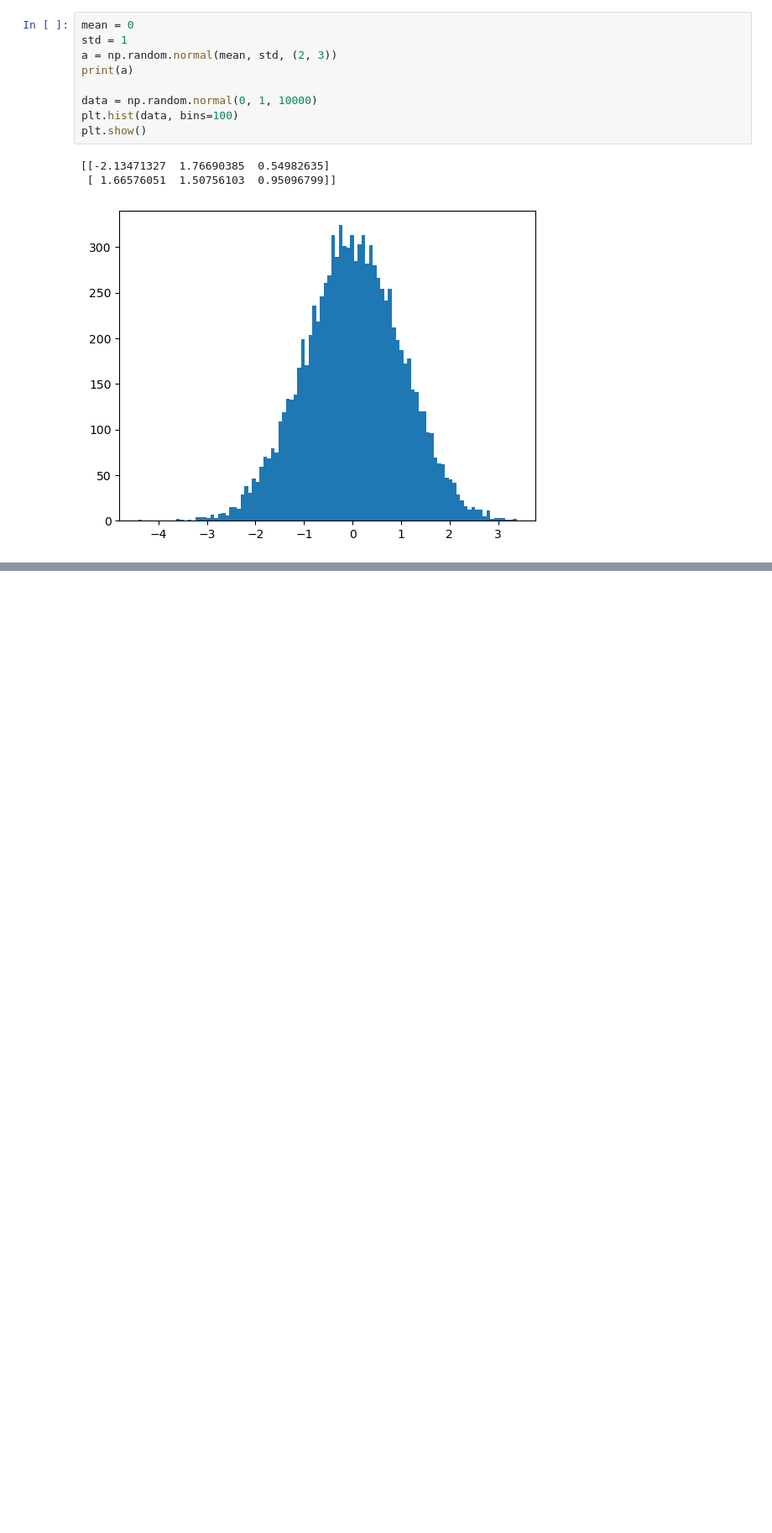
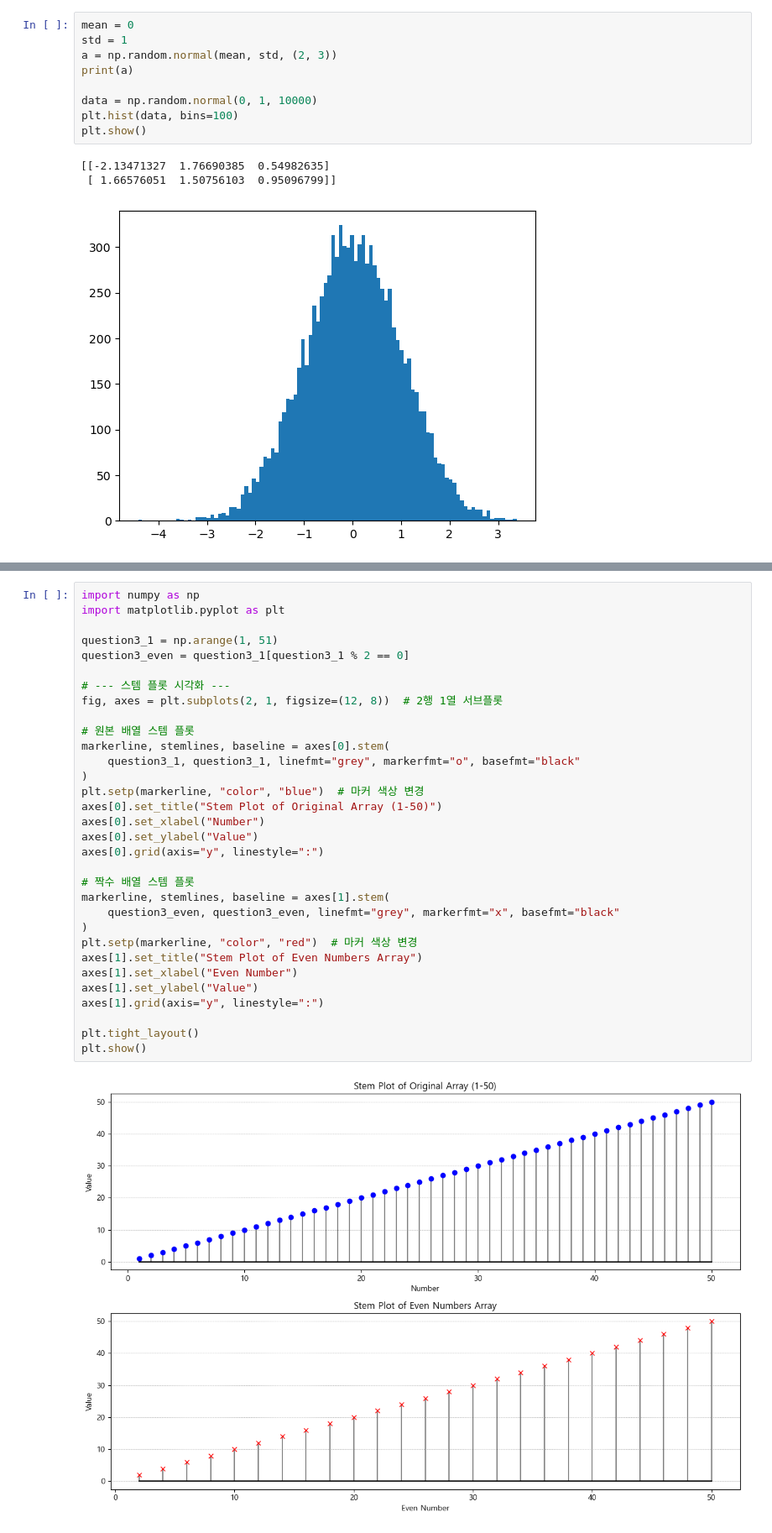
Before and after one commit to yenacat/AI-SW-Class, a Jupyter notebook: github python/20250409/Day08_2.ipynb, the cells around one changed output, grey strips where cells are left out. Shown: that part at 84% size. Cells and saved outputs as stored; diff of their text form; blank space fills up the shorter version.

```diff
--- a/github python/20250409/Day08_2.ipynb
+++ b/github python/20250409/Day08_2.ipynb
@@ -50,0 +191,34 @@ plt.show()
+# %%
+import numpy as np
+import matplotlib.pyplot as plt
+
+question3_1 = np.arange(1, 51)
+question3_even = question3_1[question3_1 % 2 == 0]
+
+# --- 스템 플롯 시각화 ---
+fig, axes = plt.subplots(2, 1, figsize=(12, 8))  # 2행 1열 서브플롯
+
+# 원본 배열 스템 플롯
+markerline, stemlines, baseline = axes[0].stem(
+    question3_1, question3_1, linefmt="grey", markerfmt="o", basefmt="black"
+)
+plt.setp(markerline, "color", "blue")  # 마커 색상 변경
+axes[0].set_title("Stem Plot of Original Array (1-50)")
+axes[0].set_xlabel("Number")
+axes[0].set_ylabel("Value")
+axes[0].grid(axis="y", linestyle=":")
+
+# 짝수 배열 스템 플롯
+markerline, stemlines, baseline = axes[1].stem(
+    question3_even, question3_even, linefmt="grey", markerfmt="x", basefmt="black"
+)
+plt.setp(markerline, "color", "red")  # 마커 색상 변경
+axes[1].set_title("Stem Plot of Even Numbers Array")
+axes[1].set_xlabel("Even Number")
+axes[1].set_ylabel("Value")
+axes[1].grid(axis="y", linestyle=":")
+
+plt.tight_layout()
+plt.show()
+# %% [output]
+[figure, added]
```
Also changed, not shown: parts of 5 cells of this notebook.
